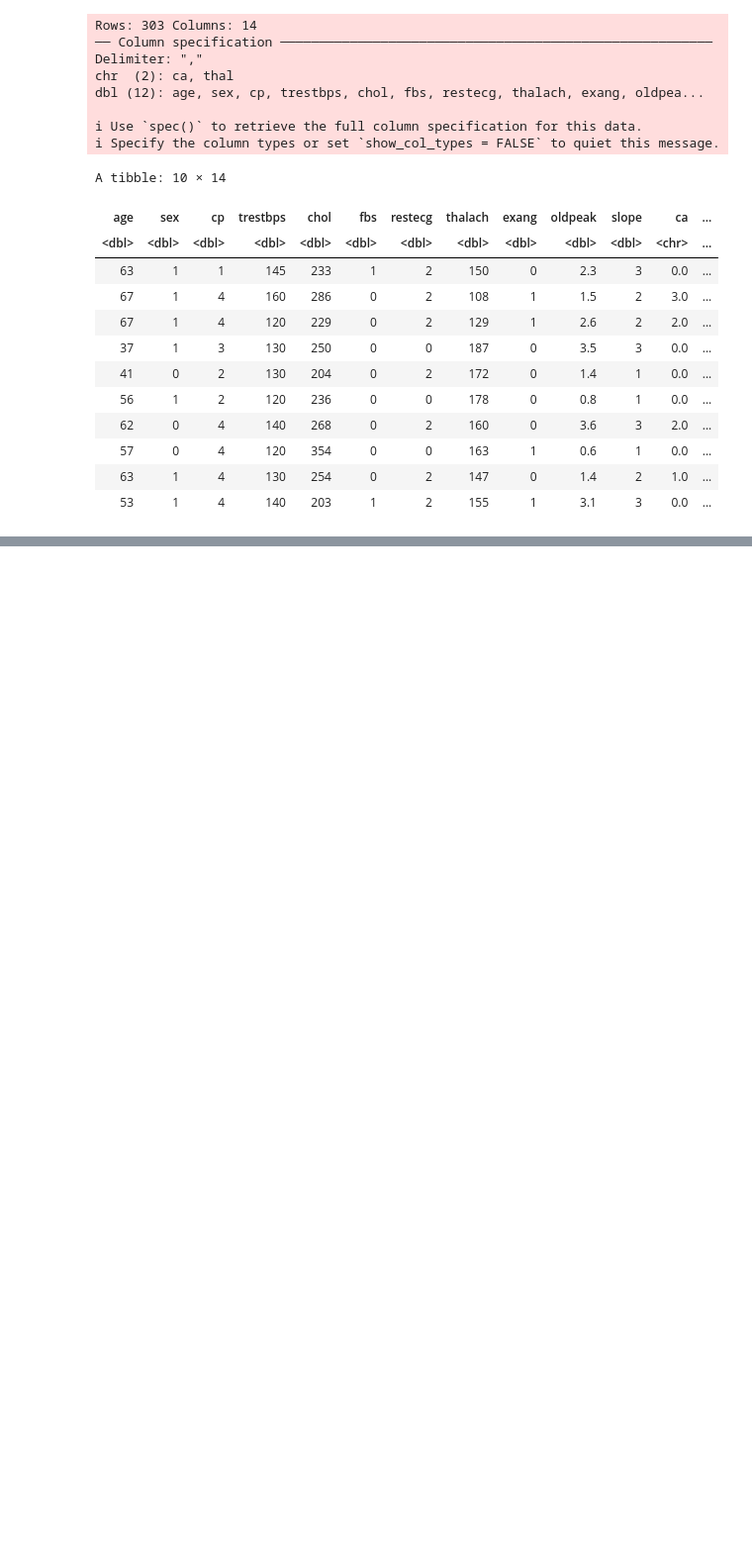
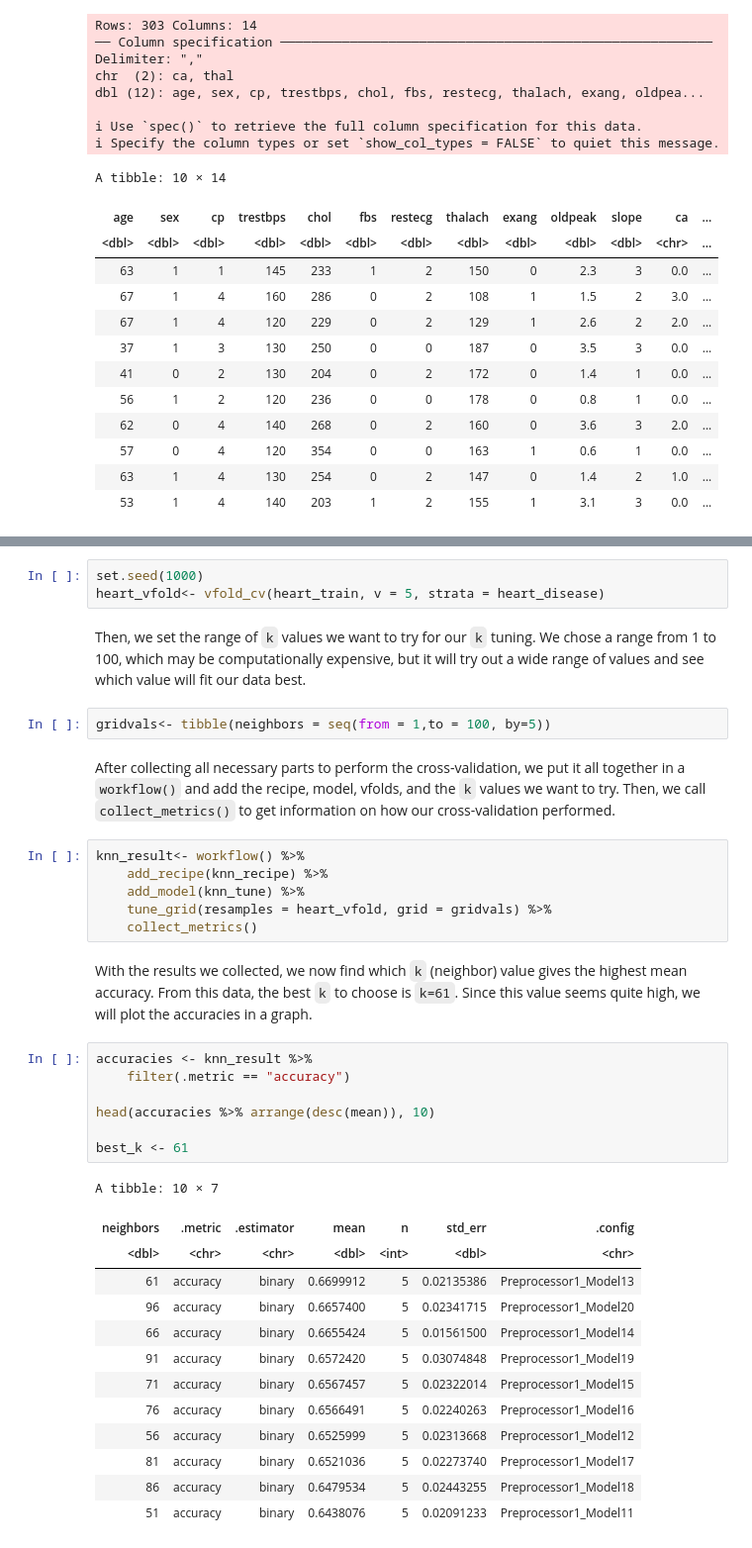
Before and after one commit to yeojunh/DSCI-100-Project, a Jupyter notebook: group_76_project_report.ipynb, the cells around one changed output, grey strips where cells are left out. Shown: that part at 99% size. Cells and saved outputs as stored; diff of their text form; blank space fills up the shorter version.

```diff
--- a/group_76_project_report.ipynb
+++ b/group_76_project_report.ipynb
@@ -226,0 +243,38 @@ best_k
+# %%
+set.seed(1000)
+heart_vfold<- vfold_cv(heart_train, v = 5, strata = heart_disease)
+# %% [markdown]
+Then, we set the range of `k` values we want to try for our `k` tuning. We chose a range from 1 to 100, which may be computationally expensive, but it will try out a wide range of values and see which value will fit our data best.
+# %%
+gridvals<- tibble(neighbors = seq(from = 1,to = 100, by=5))
+# %% [markdown]
+After collecting all necessary parts to perform the cross-validation, we put it all together in a `workflow()` and add the recipe, model, vfolds, and the `k` values we want to try. Then, we call `collect_metrics()` to get information on how our cross-validation performed.
+# %%
+knn_result<- workflow() %>%
+    add_recipe(knn_recipe) %>%
+    add_model(knn_tune) %>%
+    tune_grid(resamples = heart_vfold, grid = gridvals) %>%
+    collect_metrics()
+# %% [markdown]
+With the results we collected, we now find which `k` (neighbor) value gives the highest mean accuracy. From this data, the best `k` to choose is `k=61`. Since this value seems quite high, we will plot the accuracies in a graph.
+# %%
+accuracies <- knn_result %>%
+    filter(.metric == "accuracy")
+
+head(accuracies %>% arrange(desc(mean)), 10)
+
+best_k <- 61
+# %% [output]
+A tibble: 10 × 7
+| neighbors | .metric | .estimator | mean | n | std_err | .config |
+| <dbl> | <chr> | <chr> | <dbl> | <int> | <dbl> | <chr> |
+| 61 | accuracy | binary | 0.6699912 | 5 | 0.02135386 | Preprocessor1_Model13 |
+| 96 | accuracy | binary | 0.6657400 | 5 | 0.02341715 | Preprocessor1_Model20 |
+| 66 | accuracy | binary | 0.6655424 | 5 | 0.01561500 | Preprocessor1_Model14 |
+| 91 | accuracy | binary | 0.6572420 | 5 | 0.03074848 | Preprocessor1_Model19 |
+| 71 | accuracy | binary | 0.6567457 | 5 | 0.02322014 | Preprocessor1_Model15 |
+| 76 | accuracy | binary | 0.6566491 | 5 | 0.02240263 | Preprocessor1_Model16 |
+| 56 | accuracy | binary | 0.6525999 | 5 | 0.02313668 | Preprocessor1_Model12 |
+| 81 | accuracy | binary | 0.6521036 | 5 | 0.02273740 | Preprocessor1_Model17 |
+| 86 | accuracy | binary | 0.6479534 | 5 | 0.02443255 | Preprocessor1_Model18 |
+| 51 | accuracy | binary | 0.6438076 | 5 | 0.02091233 | Preprocessor1_Model11 |
```
Also changed, not shown: parts of 38 cells of this notebook.
